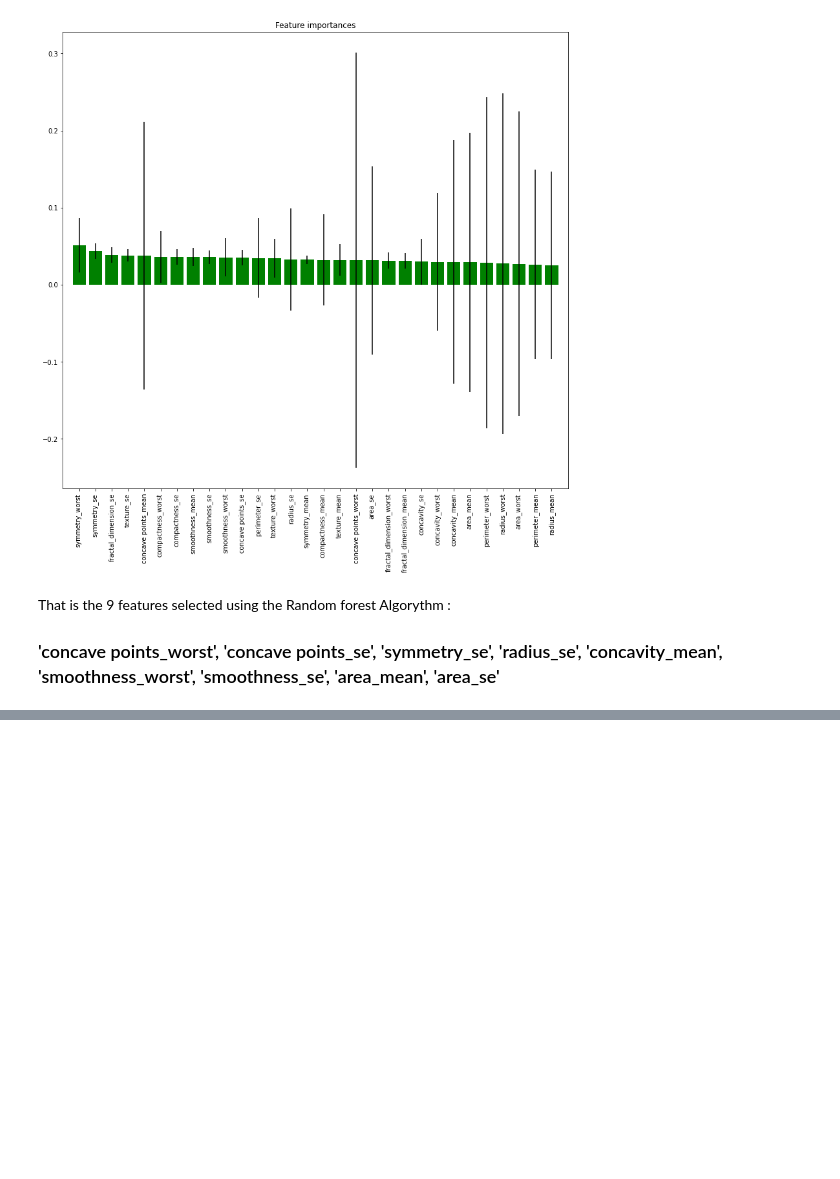
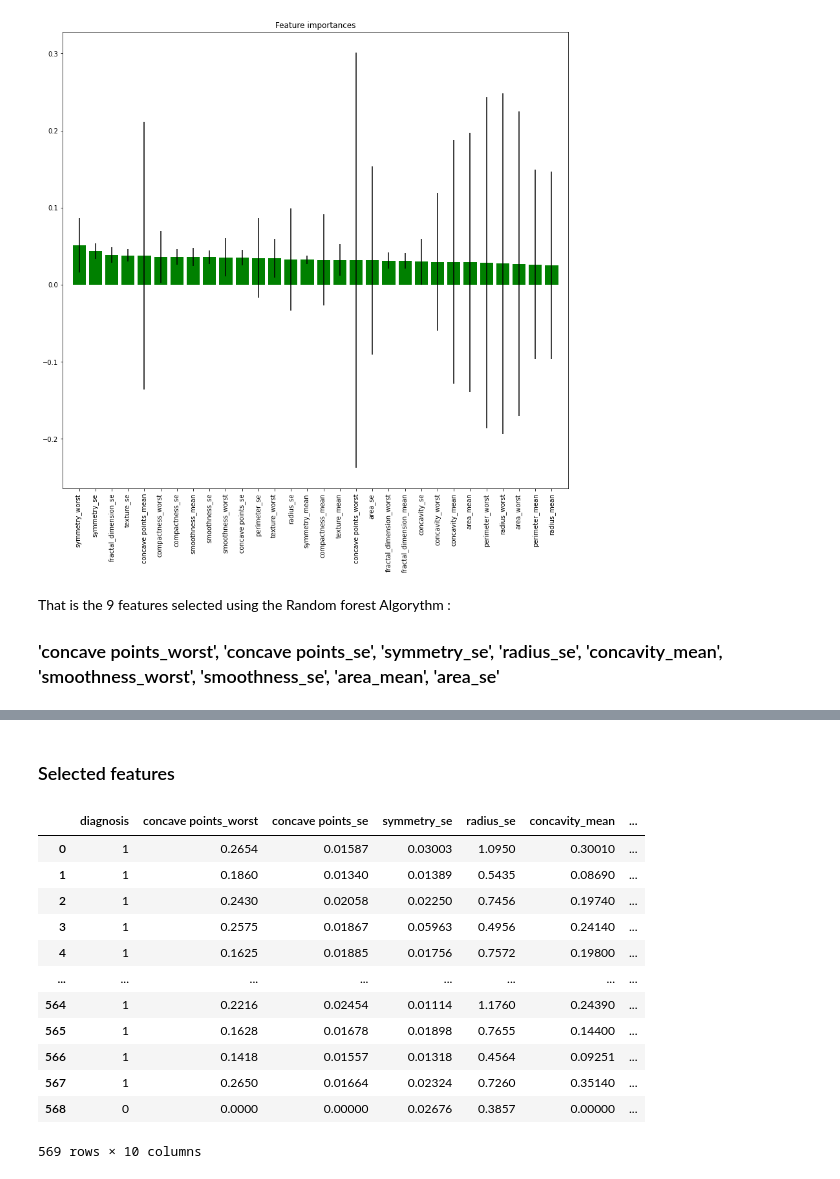
Before and after one commit to Zchristian955/Causality-Inference-Challenge, a Jupyter notebook: notebooks/feature_extraction.ipynb, the cells around one changed output, grey strips where cells are left out. Cells and saved outputs as stored; diff of their text form; code cells hidden in the pictures; blank space fills up the shorter version.

```diff
--- a/notebooks/feature_extraction.ipynb
+++ b/notebooks/feature_extraction.ipynb
@@ -282,0 +291,7 @@ We can notice that most of te features selected are containing already on the fe
+# %%
+
+from sklearn.preprocessing import LabelEncoder
+#encode diagnosis column  ( Malignant = 1 and Benign = 0 )
+label_1 = LabelEncoder()
+df_clean['diagnosis'] = label_1.fit_transform(df_clean['diagnosis'])
+df_clean.head(5)
@@ -282,0 +306,19 @@ We can notice that most of te features selected are containing already on the fe
+# %% [markdown]
+### Selected features
+# %%
+df_clean1=df_clean[['diagnosis','concave points_worst', 'concave points_se', 'symmetry_se', 'radius_se', 'concavity_mean', 'smoothness_worst', 'smoothness_se', 'area_mean', 'area_se']]
+df_clean1
+# %% [output]
+|  | diagnosis | concave points_worst | concave points_se | symmetry_se | radius_se | concavity_mean | ... |
+| 0 | 1 | 0.2654 | 0.01587 | 0.03003 | 1.0950 | 0.30010 | ... |
+| 1 | 1 | 0.1860 | 0.01340 | 0.01389 | 0.5435 | 0.08690 | ... |
+| 2 | 1 | 0.2430 | 0.02058 | 0.02250 | 0.7456 | 0.19740 | ... |
+| 3 | 1 | 0.2575 | 0.01867 | 0.05963 | 0.4956 | 0.24140 | ... |
+| 4 | 1 | 0.1625 | 0.01885 | 0.01756 | 0.7572 | 0.19800 | ... |
+| ... | ... | ... | ... | ... | ... | ... | ... |
+| 564 | 1 | 0.2216 | 0.02454 | 0.01114 | 1.1760 | 0.24390 | ... |
+| 565 | 1 | 0.1628 | 0.01678 | 0.01898 | 0.7655 | 0.14400 | ... |
+| 566 | 1 | 0.1418 | 0.01557 | 0.01318 | 0.4564 | 0.09251 | ... |
+| 567 | 1 | 0.2650 | 0.01664 | 0.02324 | 0.7260 | 0.35140 | ... |
+| 568 | 0 | 0.0000 | 0.00000 | 0.02676 | 0.3857 | 0.00000 | ... |
+569 rows × 10 columns
```
Also changed, not shown: parts of 9 cells of this notebook, 1 other file.
